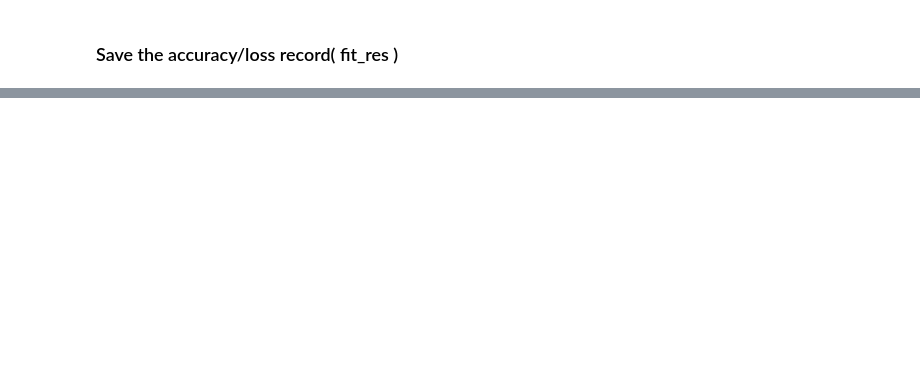
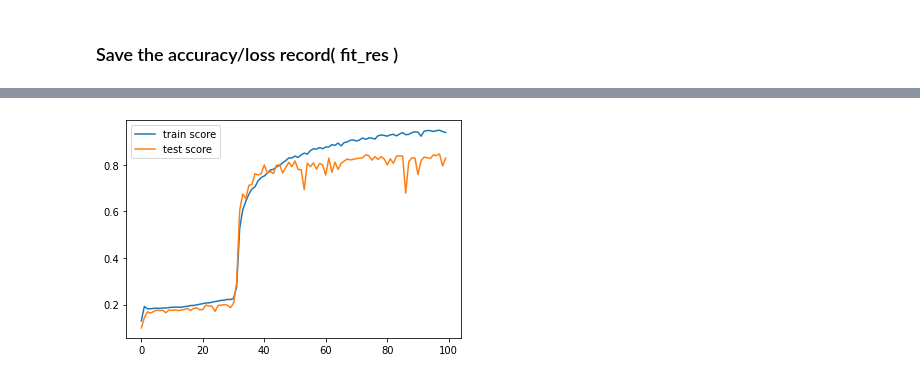
Before and after one commit to 2021-Spring-DLMI-Final-Project/ONet, a Jupyter notebook: experiment_ONet.ipynb, the cells around one changed output, grey strips where cells are left out. Saved outputs shown, nothing was run; the diff lists cells and outputs as text; code cells hidden in the pictures; blank space fills up the shorter version.

```diff
--- a/experiment_ONet.ipynb
+++ b/experiment_ONet.ipynb
@@ -999,0 +1028,9 @@ NameError: ignored
+# %%
+import matplotlib.pyplot as plt
+plt.plot(new_fit_res["train_acc"])
+plt.plot(new_fit_res["test_acc"])
+plt.legend(['train score', 'test score'])
+plt.show()
+###RELOAD SUCCESS###
+# %% [output]
+[figure, added]
```
Also changed, not shown: parts of 8 cells of this notebook.
